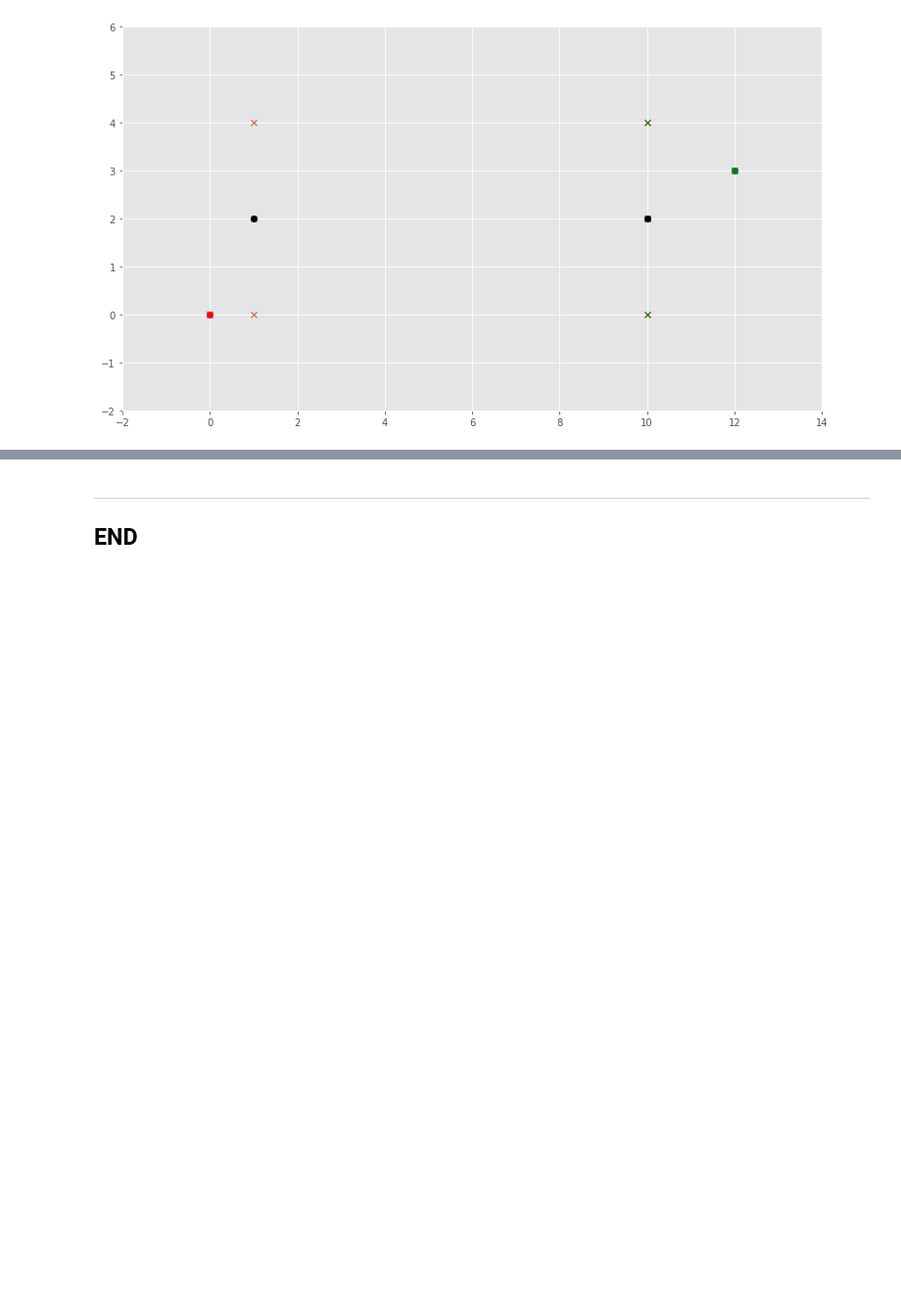
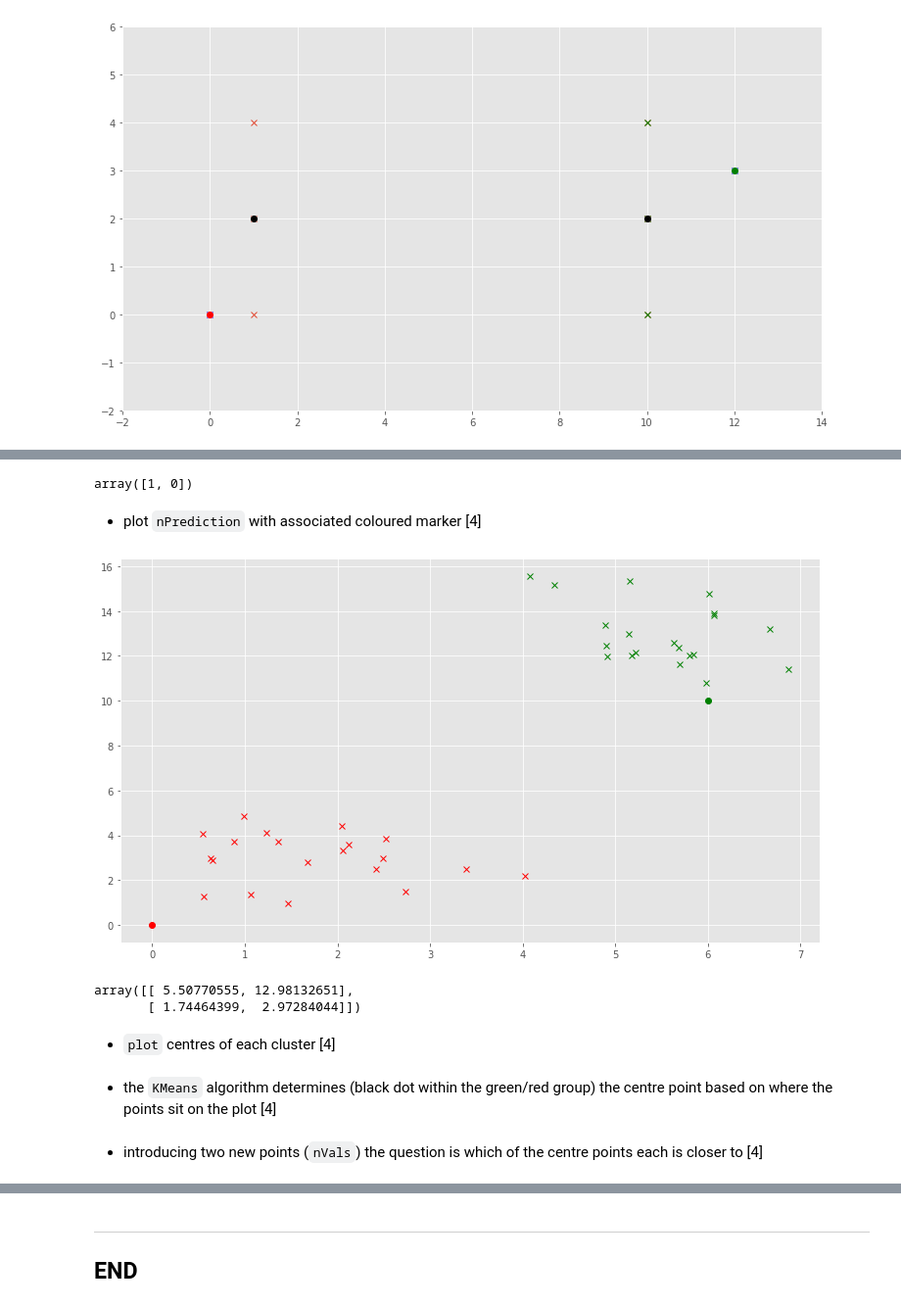
Before and after one commit to SeanOhAileasa/mls-scikit-learn-scipy-stats, a Jupyter notebook: scikit-learn.ipynb, the cells around one changed output, grey strips where cells are left out. Shown: that part at 98% size. Cells and saved outputs as stored; diff of their text form; code cells hidden in the pictures; blank space fills up the shorter version.

```diff
--- a/scikit-learn.ipynb
+++ b/scikit-learn.ipynb
@@ -821,0 +874,6 @@ exit()
+# %%
+nPrediction
+# %% [output]
+array([1, 0])
+# %% [markdown]
+- plot ``nPrediction`` with associated coloured marker [4]
@@ -821,0 +883,4 @@ exit()
+# %%
+fig
+# %% [output]
+[figure, added]
@@ -821,0 +889,11 @@ exit()
+# %%
+nCentre
+# %% [output]
+array([[ 5.50770555, 12.98132651],
+       [ 1.74464399,  2.97284044]])
+# %% [markdown]
+- ``plot`` centres of each cluster [4]
+# %% [markdown]
+- the ``KMeans`` algorithm determines (black dot within the green/red group) the centre point based on where the points sit on the plot [4]
+# %% [markdown]
+- introducing two new points (``nVals``) the question is which of the centre points each is closer to [4]
```
Also changed, not shown: parts of 152 cells of this notebook.
